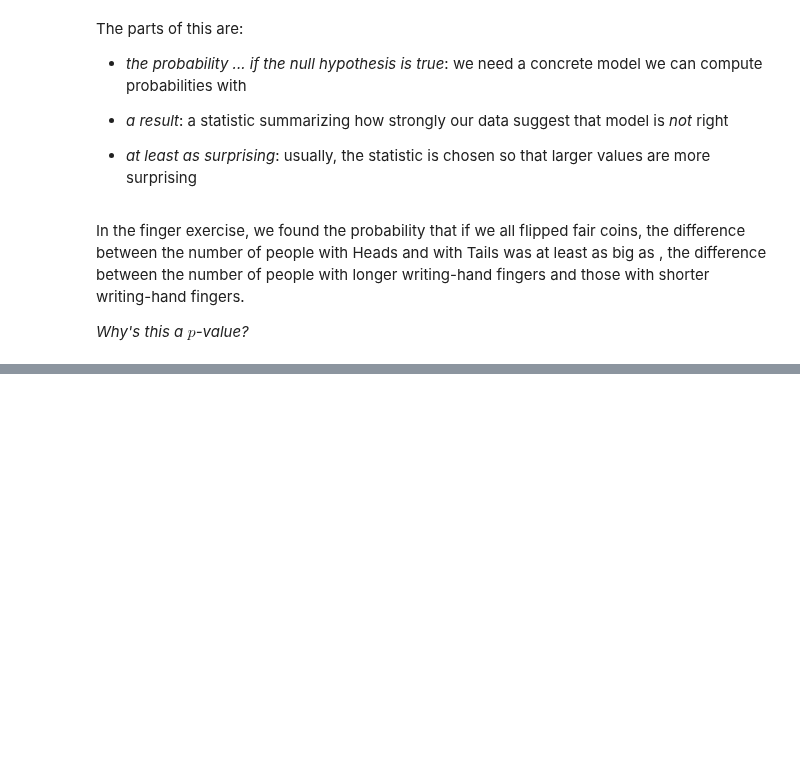
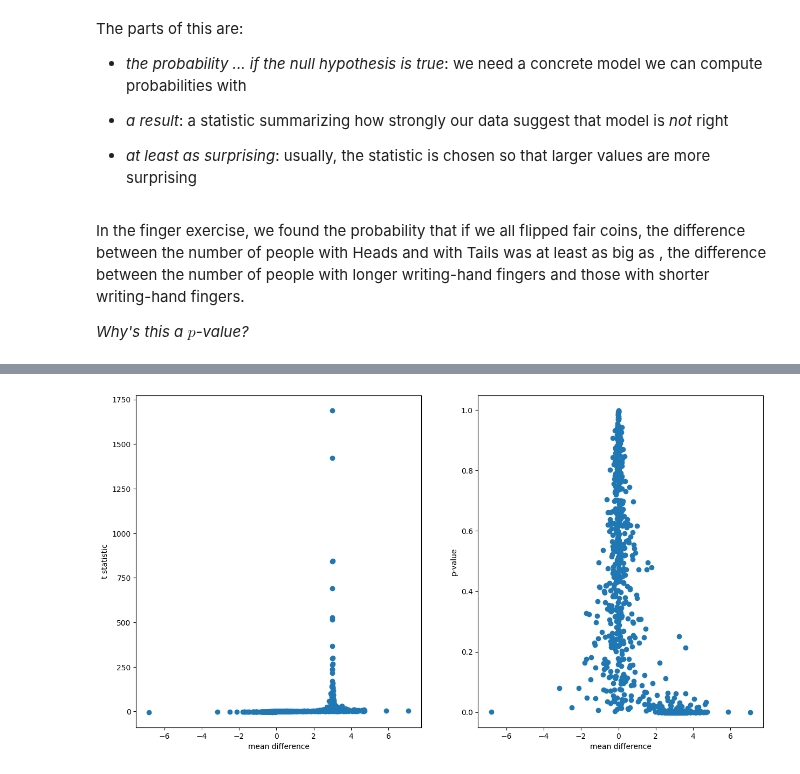
Before and after one commit to UOdsci/dsci345, a Jupyter notebook: class_material/slides/Week_04_Pvalues.ipynb, the cells around one changed output, grey strips where cells are left out. Cells and saved outputs as stored; diff of their text form; code cells hidden in the pictures; blank space fills up the shorter version.

```diff
--- a/class_material/slides/Week_04_Pvalues.ipynb
+++ b/class_material/slides/Week_04_Pvalues.ipynb
@@ -138,0 +272,13 @@ If it's small, what does that mean? Big?
+# %%
+import scipy.stats
+
+tt = scipy.stats.ttest_1samp(X, axis=0, popmean=0)
+
+fig, (ax1, ax2) = plt.subplots(1, 2)
+
+ax1.scatter(mean_X, tt.statistic)
+ax1.set_xlabel("mean difference"); ax1.set_ylabel("t statistic")
+ax2.scatter(mean_X, tt.pvalue)
+ax2.set_xlabel("mean difference"); ax2.set_ylabel("p-value");
+# %% [output]
+[figure, added]
```
Also changed, not shown: parts of 23 cells of this notebook, 5 other files.
